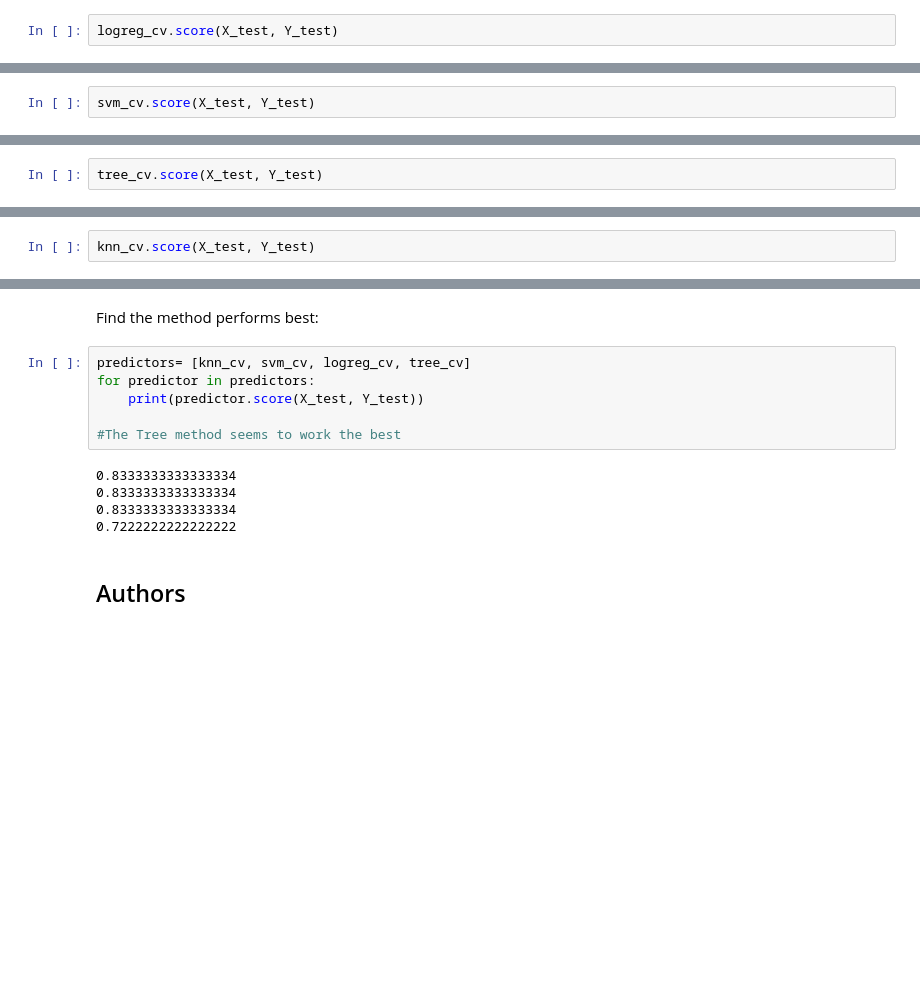
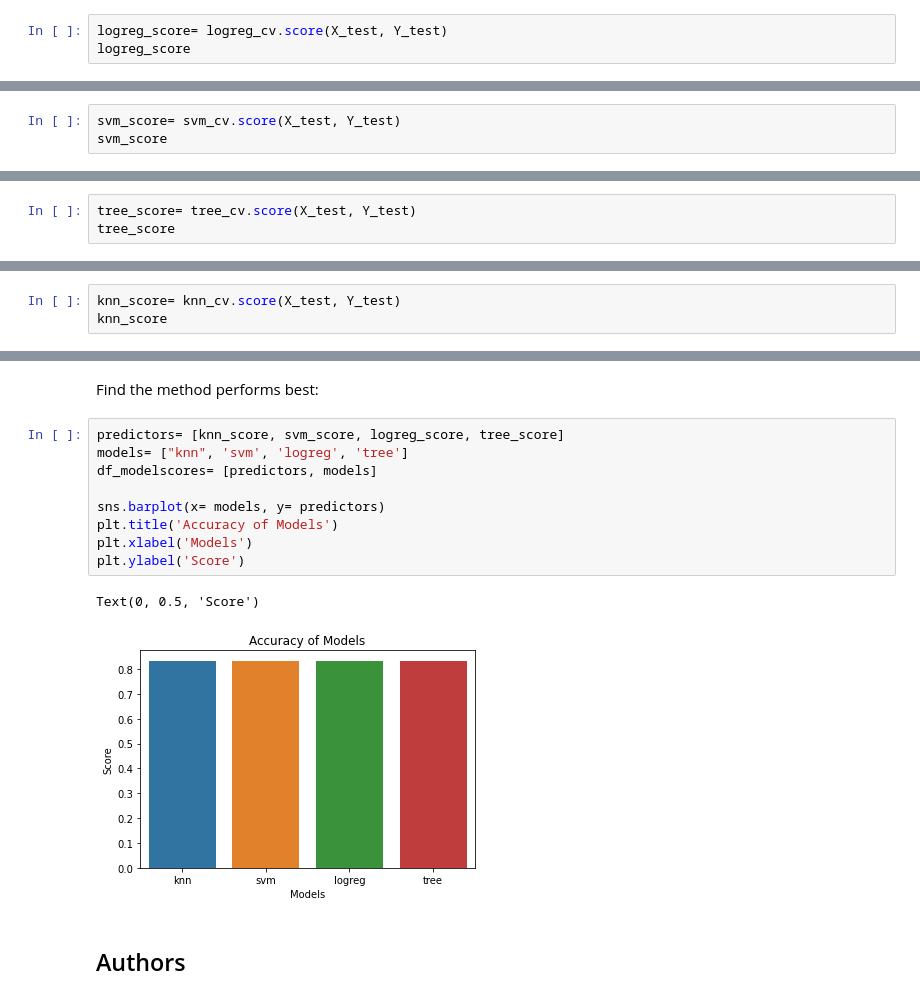
Before and after one commit to J2Nature/Applied-Data-Science-Capstone, a Jupyter notebook: Machine Learning Predictions.ipynb, the cells around one changed output, grey strips where cells are left out. Cells and saved outputs as stored; diff of their text form; blank space fills up the shorter version.

```diff
--- a/Machine Learning Predictions.ipynb
+++ b/Machine Learning Predictions.ipynb
@@ -179,7 +179,8 @@ accuracy : 0.8464285714285713
 # %% [markdown]
 Calculate the accuracy on the test data using the method <code>score</code>:
 # %%
-logreg_cv.score(X_test, Y_test)
+logreg_score= logreg_cv.score(X_test, Y_test)
+logreg_score
 # %% [output]
 0.8333333333333334
 # %% [markdown]
@@ -221,7 +222,8 @@ accuracy : 0.8482142857142856
 # %% [markdown]
 Calculate the accuracy on the test data using the method <code>score</code>:
 # %%
-svm_cv.score(X_test, Y_test)
+svm_score= svm_cv.score(X_test, Y_test)
+svm_score
 # %% [output]
 0.8333333333333334
 # %% [markdown]
@@ -266,5 +268,6 @@ accuracy : 0.875
 # %% [markdown]
 Calculate the accuracy of tree_cv on the test data using the method <code>score</code>:
 # %%
-tree_cv.score(X_test, Y_test)
+tree_score= tree_cv.score(X_test, Y_test)
+tree_score
 # %% [output]
@@ -305,7 +308,8 @@ accuracy : 0.8482142857142858
 # %% [markdown]
 Calculate the accuracy of tree_cv on the test data using the method <code>score</code>:
 # %%
-knn_cv.score(X_test, Y_test)
+knn_score= knn_cv.score(X_test, Y_test)
+knn_score
 # %% [output]
 0.8333333333333334
 # %% [markdown]
@@ -319,17 +323,18 @@ plot_confusion_matrix(Y_test,yhat)
 ## TASK  12
 # %% [markdown]
 Find the method performs best:
-# %%
-predictors= [knn_cv, svm_cv, logreg_cv, tree_cv]
-for predictor in predictors:
-    print(predictor.score(X_test, Y_test))
-
-#The Tree method seems to work the best
-# %% [output]
-0.8333333333333334
-0.8333333333333334
-0.8333333333333334
-0.7222222222222222
+# %%
+predictors= [knn_score, svm_score, logreg_score, tree_score]
+models= ["knn", 'svm', 'logreg', 'tree']
+df_modelscores= [predictors, models]
+
+sns.barplot(x= models, y= predictors)
+plt.title('Accuracy of Models')
+plt.xlabel('Models')
+plt.ylabel('Score')
+# %% [output]
+Text(0, 0.5, 'Score')
+[figure, added]
 # %% [markdown]
 ## Authors
 # %% [markdown]
```
Also changed, not shown: parts of 2 cells of this notebook.
